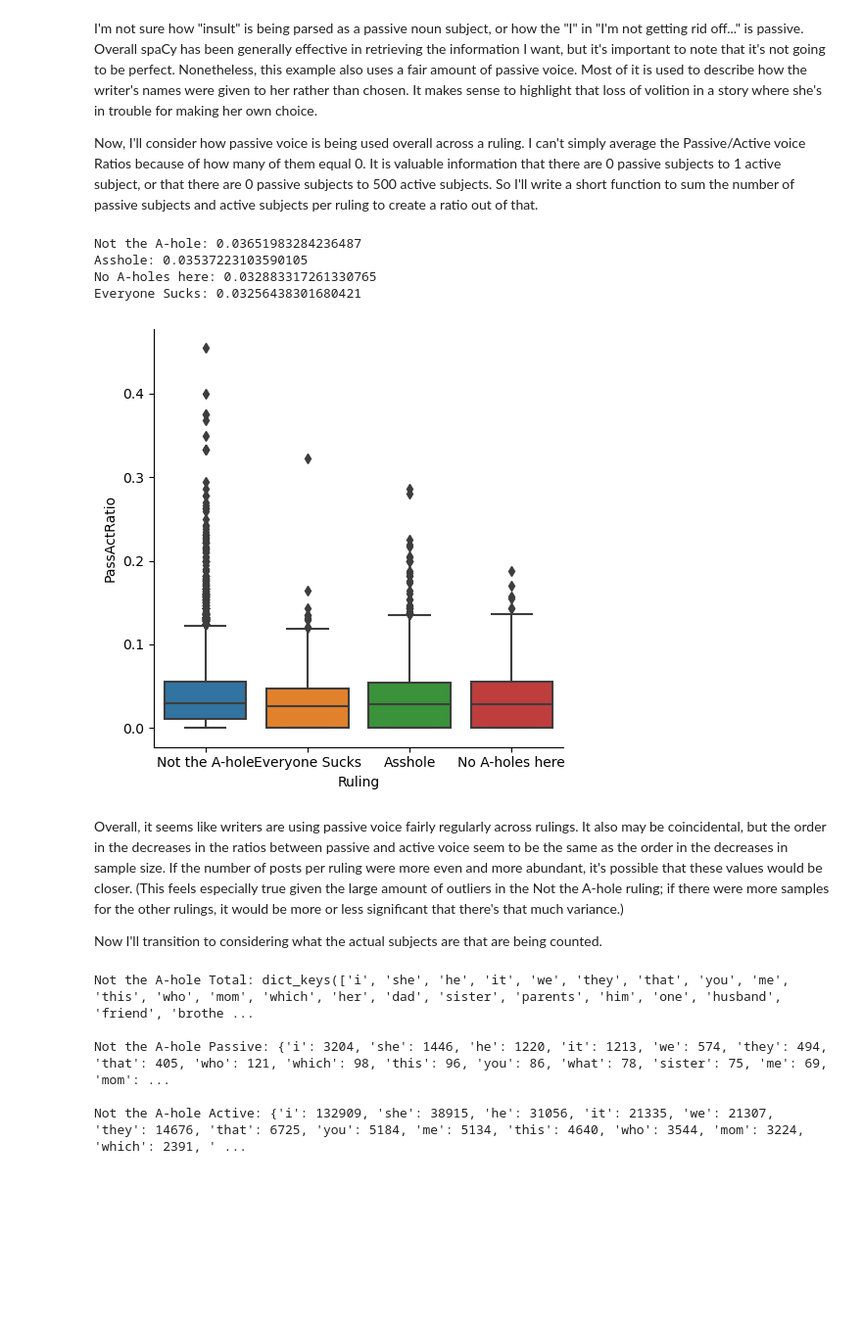
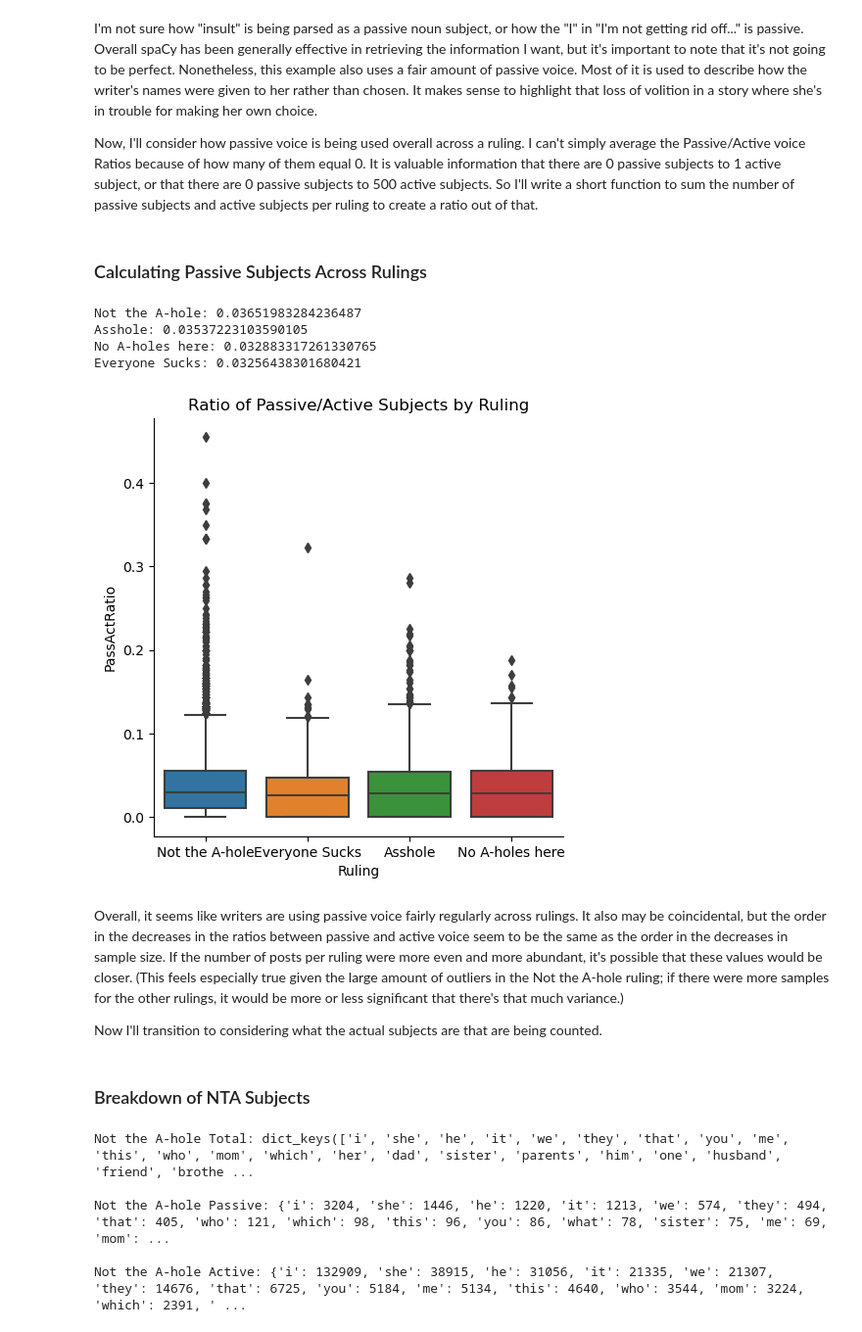
Before and after one commit to Data-Science-for-Linguists-2023/AITA-Blame-Analysis, a Jupyter notebook: code/data_analysis.ipynb, the cells around one changed output. Shown: that part at 98% size. Saved outputs shown, nothing was run; the diff lists cells and outputs as text; code cells hidden in the pictures; blank space fills up the shorter version.

```diff
--- a/code/data_analysis.ipynb
+++ b/code/data_analysis.ipynb
@@ -340,6 +401,8 @@ for sent in top_passive["SpacyText"].values[0].sents:
 I'm not sure how "insult" is being parsed as a passive noun subject, or how the "I" in "I'm not getting rid off..." is passive. Overall spaCy has been generally effective in retrieving the information I want, but it's important to note that it's not going to be perfect. Nonetheless, this example also uses a fair amount of passive voice. Most of it is used to describe how the writer's names were given to her rather than chosen. It makes sense to highlight that loss of volition in a story where she's in trouble for making her own choice.
 
 Now, I'll consider how passive voice is being used overall across a ruling. I can't simply average the Passive/Active voice Ratios because of how many of them equal 0. It is valuable information that there are 0 passive subjects to 1 active subject, or that there are 0 passive subjects to 500 active subjects. So I'll write a short function to sum the number of passive subjects and active subjects per ruling to create a ratio out of that.
+# %% [markdown]
+### Calculating Passive Subjects Across Rulings
 # %%
 def total_voice_ratio_per_ruling(ruling):
     ruling_rows = analysis_df[analysis_df["Ruling"] == ruling]
@@ -358,13 +421,17 @@ No A-holes here: 0.032883317261330765
 Everyone Sucks: 0.03256438301680421
 # %%
 sns.catplot(x="Ruling", y="PassActRatio", data=analysis_df, kind="box")
+plt.title("Ratio of Passive/Active Subjects by Ruling")
+plt.savefig('../figures/passact.png')
 plt.show()
 # %% [output]
-[figure, old version]
+[figure, new version]
 # %% [markdown]
 Overall, it seems like writers are using passive voice fairly regularly across rulings. It also may be coincidental, but the order in the decreases in the ratios between passive and active voice seem to be the same as the order in the decreases  in sample size. If the number of posts per ruling were more even and more abundant, it's possible that these values would be closer. (This feels especially true given the large amount of outliers in the Not the A-hole ruling; if there were more samples for the other rulings, it would be more or less significant that there's that much variance.)
 
 Now I'll transition to considering what the actual subjects are that are being counted.
+# %% [markdown]
+### Breakdown of NTA Subjects
 # %%
 nta_pass = count_subjects_per_ruling("Not the A-hole", "PassiveSubjects", 30)
 nta_act = count_subjects_per_ruling("Not the A-hole", "ActiveSubjects", 30)
```
Also changed, not shown: parts of 41 cells of this notebook, 14 other files.
